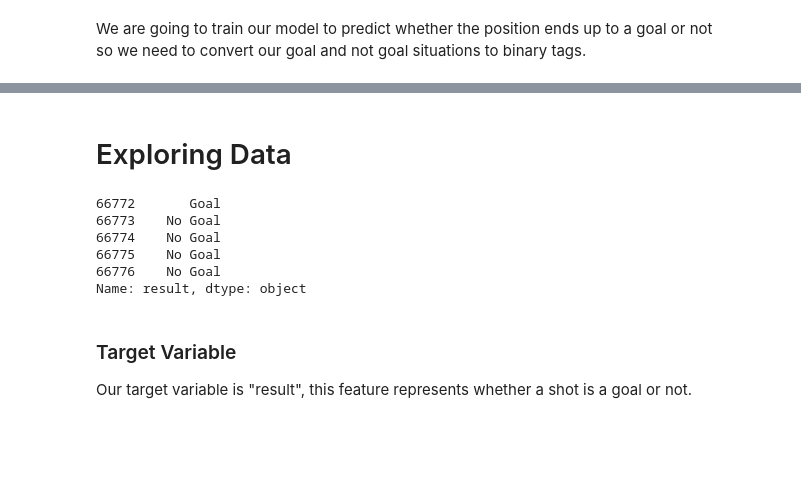
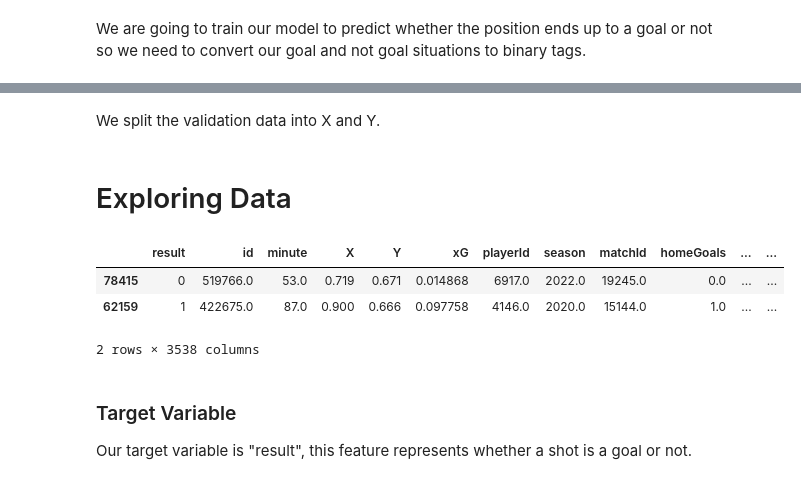
Before and after one commit to sezaiufuk/Predicting_Result_of_Shots_in_La_Liga, a Jupyter notebook: main.ipynb, the cells around one changed output, grey strips where cells are left out. Drawn from its saved outputs; the diff is of its cells as text; code cells hidden in the pictures; blank space fills up the shorter version.

```diff
--- a/main.ipynb
+++ b/main.ipynb
@@ -44,7 +45,7 @@ ro.r('''
      ''')
 laliga = pandas2ri.rpy2py(ro.r['laliga'])
 laliga.drop('league', axis=1, inplace=True)
-data = laliga[(laliga['date'] > '2022-01-01') & (laliga['date'] < '2024-06-10')]
+data=laliga[(laliga['date'] > '2020-06-10') & (laliga['date'] < '2024-06-10')]
 # %% [output]
 → Data last updated 2024-05-30 18:34:46.012307882309 UTC
 # %% [markdown]
@@ -90,12 +91,12 @@ fixMergeColumns([data], pairs)
 We are going to train our model to predict whether the position ends up to a goal or not so we need to convert our goal and not goal situations to binary tags.
 # %%
 replacement_dict = {
-    'Goal': 'Goal',
-    'BlockedShot': 'No Goal',
-    'MissedShots': 'No Goal',
-    'SavedShot': 'No Goal',
-    'ShotOnPost': 'No Goal',
-    'OwnGoal': 'No Goal'
+    'Goal': 1,
+    'BlockedShot': 0,
+    'MissedShots': 0,
+    'SavedShot': 0,
+    'ShotOnPost': 0,
+    'OwnGoal': 0
 }
 
 data['result'] = pd.DataFrame(data['result'].map(replacement_dict))
@@ -101,0 +112,10 @@ data['result'] = pd.DataFrame(data['result'].map(replacement_dict))
+# %%
+data_shuffled = data.sample(frac=1, random_state=42)
+quarter_length = len(data_shuffled) // 4
+df_half_val = data_shuffled.iloc[:quarter_length]
+df_half_train = data_shuffled.iloc[quarter_length:]
+
+data = df_half_train
+validation_data = df_half_val
+# %% [markdown]
+We split the validation data into X and Y.
@@ -102,15 +128,12 @@ data['result'] = pd.DataFrame(data['result'].map(replacement_dict))
 # %% [markdown]
 # Exploring Data
-# %%
-#data.head(2)
-print(data['result'].head(5))
-# %% [output]
-66772       Goal
-66773    No Goal
-66774    No Goal
-66775    No Goal
-66776    No Goal
-Name: result, dtype: object
+# %%
+data.head(2)
+# %% [output]
+|  | result | id | minute | X | Y | xG | playerId | season | matchId | homeGoals | ... | ... |
+| 78415 | 0 | 519766.0 | 53.0 | 0.719 | 0.671 | 0.014868 | 6917.0 | 2022.0 | 19245.0 | 0.0 | ... | ... |
+| 62159 | 1 | 422675.0 | 87.0 | 0.900 | 0.666 | 0.097758 | 4146.0 | 2020.0 | 15144.0 | 1.0 | ... | ... |
+2 rows × 3538 columns
 # %% [markdown]
 ### Target Variable
 
```
Also changed, not shown: parts of 63 cells of this notebook.
